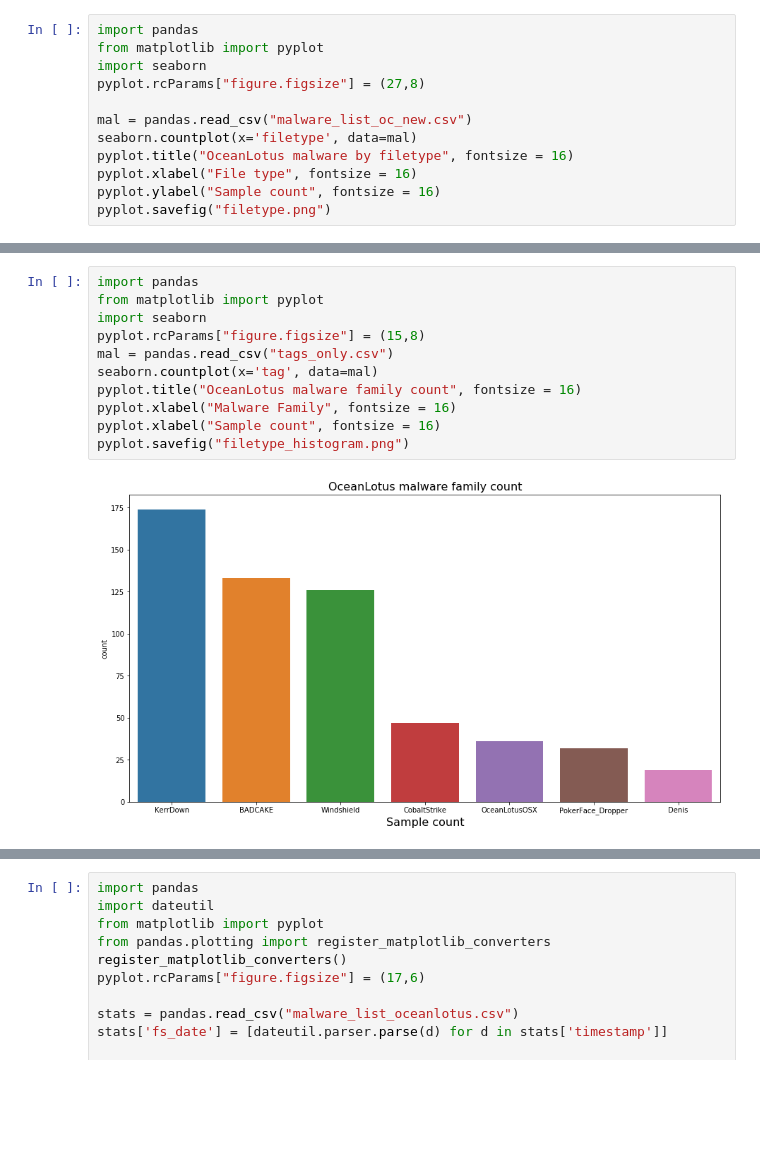
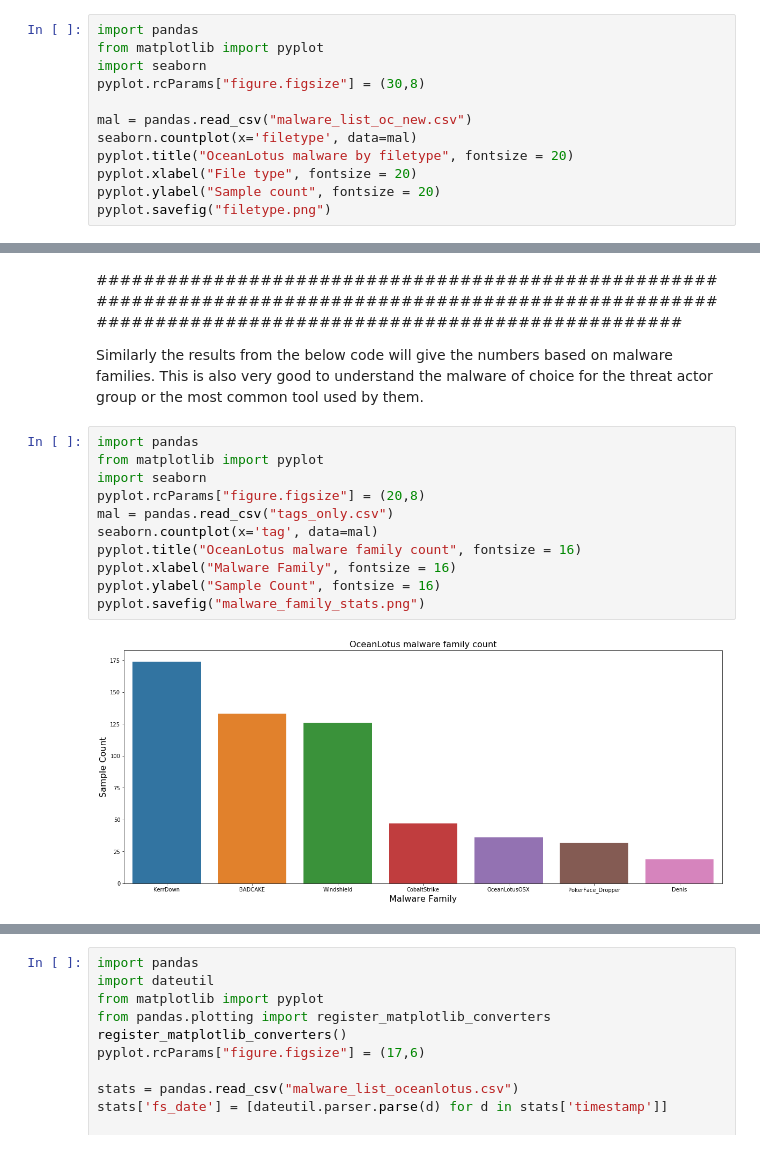
Before and after one commit to vicky-ray/RSAC2020-OceanLotus-JupyterNotebook, a Jupyter notebook: Oceanlotus_Analysis.ipynb, the cells around one changed output, grey strips where cells are left out. Saved outputs shown, nothing was run; the diff lists cells and outputs as text; blank space fills up the shorter version.

```diff
--- a/Oceanlotus_Analysis.ipynb
+++ b/Oceanlotus_Analysis.ipynb
@@ -7,12 +7,12 @@ I have used pandas, matplotlib and seaborn libraries to to generate the stat
 import pandas
 from matplotlib import pyplot
 import seaborn
-pyplot.rcParams["figure.figsize"] = (27,8)
+pyplot.rcParams["figure.figsize"] = (30,8)
 
 mal = pandas.read_csv("malware_list_oc_new.csv")
 seaborn.countplot(x='filetype', data=mal)
-pyplot.title("OceanLotus malware by filetype", fontsize = 16)
-pyplot.xlabel("File type", fontsize = 16)
-pyplot.ylabel("Sample count", fontsize = 16)
+pyplot.title("OceanLotus malware by filetype", fontsize = 20)
+pyplot.xlabel("File type", fontsize = 20)
+pyplot.ylabel("Sample count", fontsize = 20)
 pyplot.savefig("filetype.png")
 # %% [output]
@@ -20,13 +20,18 @@ pyplot.savefig("filetype.png")
+# %% [markdown]
+############################################################################################################################################################
+
+
+Similarly the results from the below code will give the numbers based on malware families. This is also very good to understand the malware of choice for the threat actor group or the most common tool used by them.
 # %%
 import pandas
 from matplotlib import pyplot
 import seaborn
-pyplot.rcParams["figure.figsize"] = (15,8)
+pyplot.rcParams["figure.figsize"] = (20,8)
 mal = pandas.read_csv("tags_only.csv")
 seaborn.countplot(x='tag', data=mal)
 pyplot.title("OceanLotus malware family count", fontsize = 16)
 pyplot.xlabel("Malware Family", fontsize = 16)
-pyplot.xlabel("Sample count", fontsize = 16)
-pyplot.savefig("filetype_histogram.png")
+pyplot.ylabel("Sample Count", fontsize = 16)
+pyplot.savefig("malware_family_stats.png")
 # %% [output]
-[figure, old version]
+[figure, new version]
```
Also changed, not shown: parts of 3 cells of this notebook.
